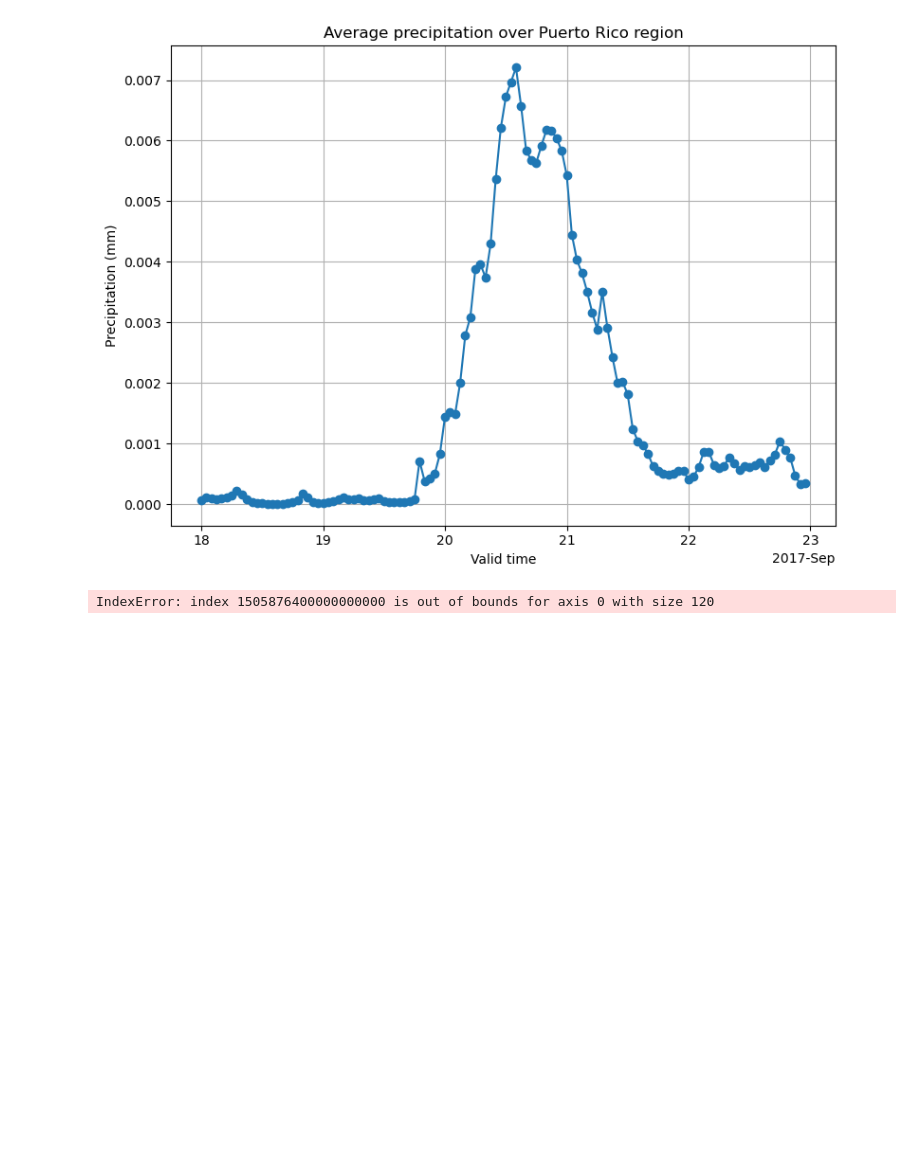
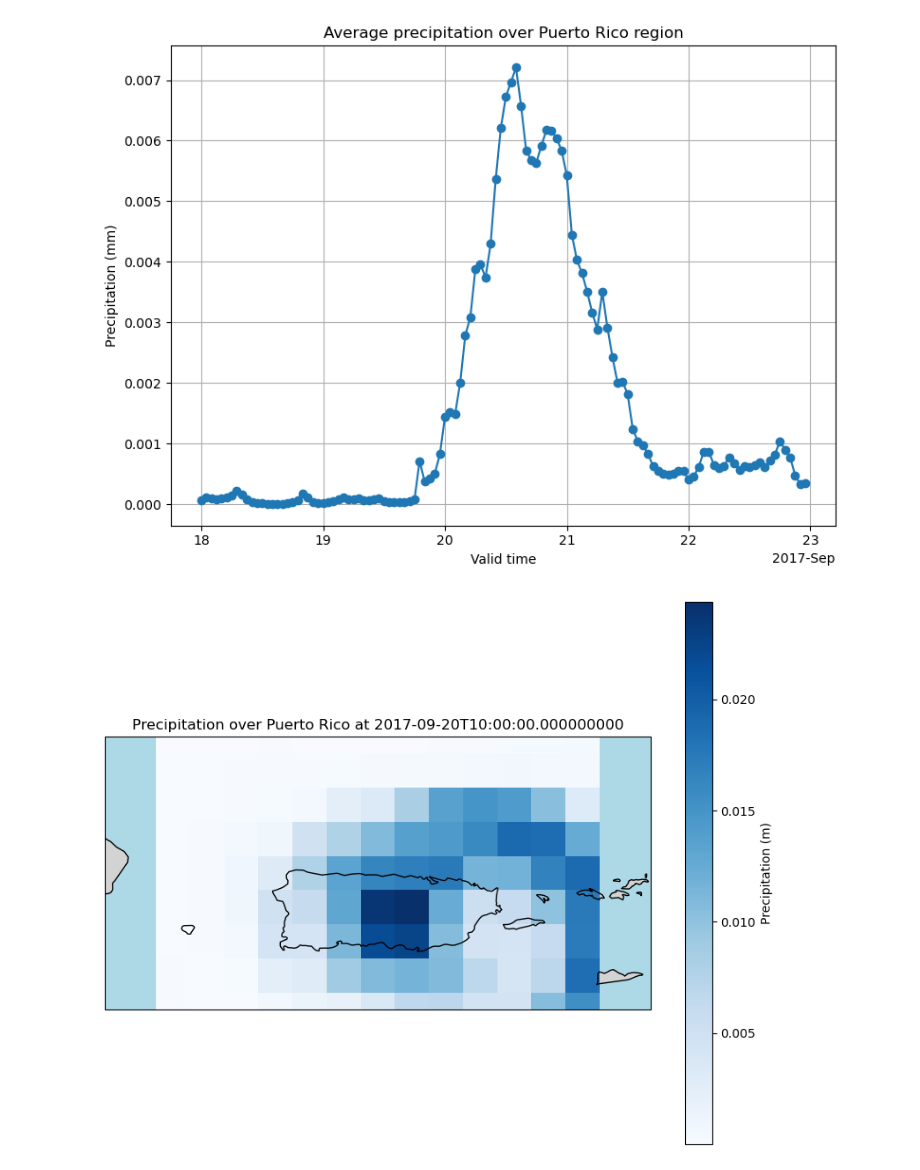
Before and after one commit to jadalee26/ISAT-Semester-Project, a Jupyter notebook: Code/Maria_precp.ipynb, the cells around one changed output. Saved outputs shown, nothing was run; the diff lists cells and outputs as text; code cells hidden in the pictures; blank space fills up the shorter version.

```diff
--- a/Code/Maria_precp.ipynb
+++ b/Code/Maria_precp.ipynb
@@ -77,29 +77,29 @@ plt.tight_layout()
 # %%
 import cartopy.crs as ccrs
 import cartopy.feature as cfeature
 
 # Select a specific time step for plotting (e.g., the first one, or you can loop for animation)
-time_step = '2017-09-20T03:00:00'  # 03:00 UTC Sep 20 (11pm AST Sep 19)
-precip_data = pr_region.sel(valid_time=time_step)
+time_step = '2017-09-20T10:15:00'  # 03:00 UTC Sep 20 (11pm AST Sep 19)
+precip_data = pr_region.sel(method='nearest', valid_time=time_step)
 
 # Create a figure with a map projection
 fig, ax = plt.subplots(figsize=(10, 8), subplot_kw={'projection': ccrs.PlateCarree()})
 
 # Plot the precipitation data
 precip_data.plot(ax=ax, cmap='Blues', add_colorbar=True, cbar_kwargs={'label': 'Precipitation (m)'})
 
 # Add geographical features
 ax.add_feature(cfeature.COASTLINE)
 ax.add_feature(cfeature.BORDERS)
 ax.add_feature(cfeature.LAND, facecolor='lightgray')
 ax.add_feature(cfeature.OCEAN, facecolor='lightblue')
 
 # Set the extent to focus on Puerto Rico
 ax.set_extent([-68.5, -64.5, 17.5, 19.5], crs=ccrs.PlateCarree())
 
 # Add title
 ax.set_title(f'Precipitation over Puerto Rico at {precip_data.valid_time.values}')
 
 plt.show()
 # %% [output]
-IndexError: index 1505876400000000000 is out of bounds for axis 0 with size 120
+[figure, added]
```
Also changed, not shown: parts of 6 cells of this notebook, 1 other file.
